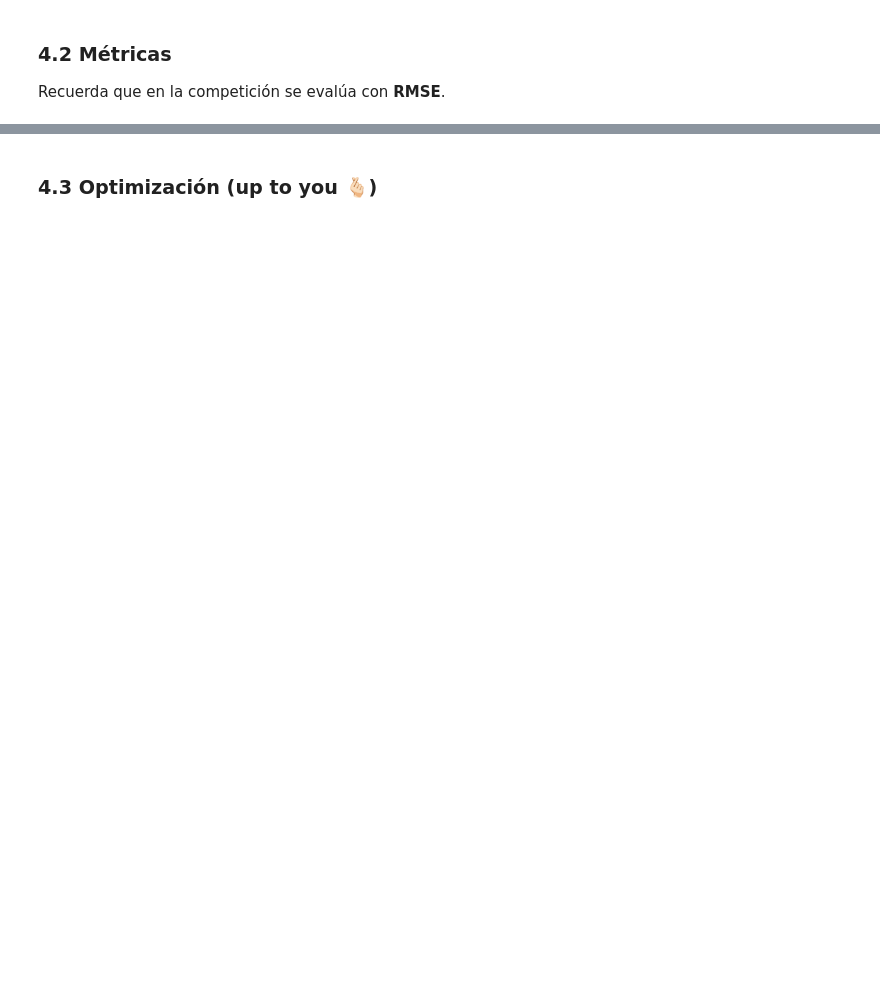
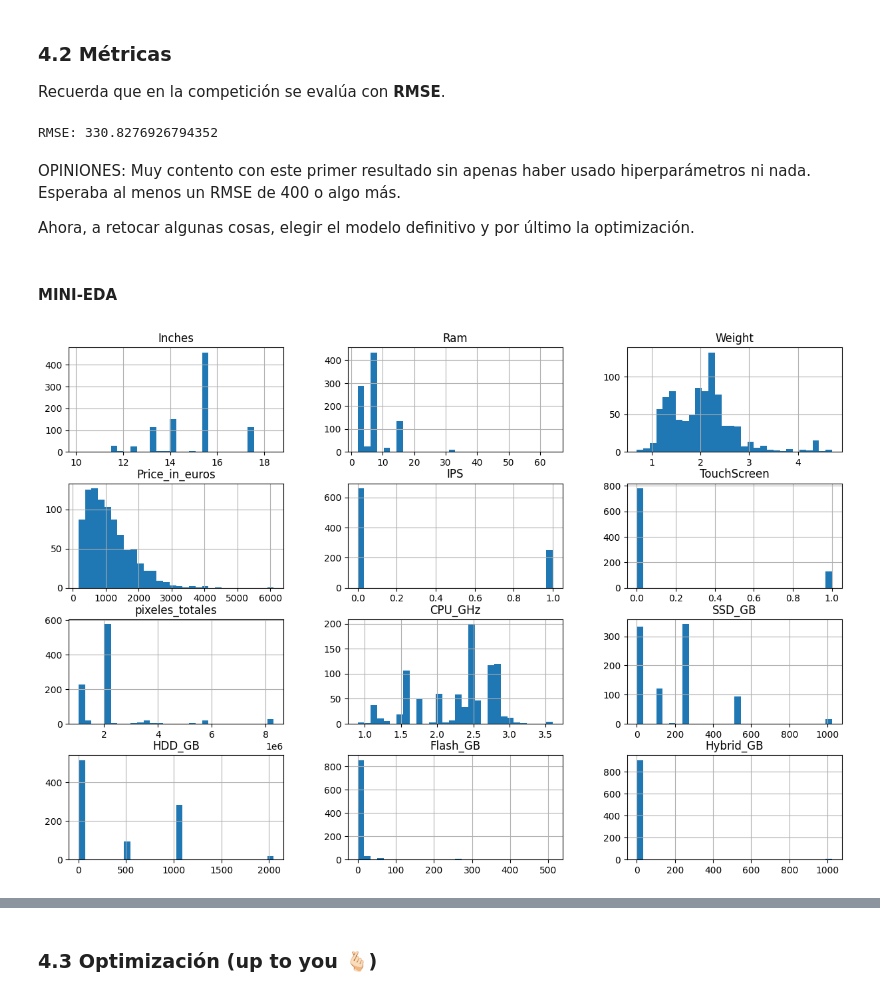
Before and after one commit to Gabriel-Caruso/DS-Online-Ramiro-Caruso, a Jupyter notebook: Team_Challenges/TC_04_Sprint_12_Kaggle/TC-Kaggle_submission.ipynb, the cells around one changed output, grey strips where cells are left out. Drawn from its saved outputs; the diff is of its cells as text; code cells hidden in the pictures; blank space fills up the shorter version.

```diff
--- a/Team_Challenges/TC_04_Sprint_12_Kaggle/TC-Kaggle_submission.ipynb
+++ b/Team_Challenges/TC_04_Sprint_12_Kaggle/TC-Kaggle_submission.ipynb
@@ -181,5 +260,0 @@ def extraer_gama_cpu(texto_cpu):
-# %%
-df["CPU_GHz"] = df["Cpu"].str.split().str[-1]
-df["CPU_GHz"] = df["CPU_GHz"].str.replace("GHz", "").astype(float)
-
-df["CPU_GHz"].value_counts()
@@ -208,2 +339,8 @@ Name: count, dtype: int64
+# %%
+# Tu código aquí
+df_preparado = df_tc_preparado(df)
+
+X = df_preparado.drop(columns=["Price_in_euros"])
+y = df_preparado["Price_in_euros"]
 # %% [markdown]
 ### 2.3 Dividir en train y test
@@ -231,0 +416,33 @@ Recuerda que en la competición se evalúa con **RMSE**.
+# %%
+# Tu código aquí
+from sklearn.metrics import root_mean_squared_error
+
+# Pipeline predice sobre X_test porque lo que hace es aplicarle el mismo procesador y el modelo
+# Los mismos pasos, vaya.
+y_pred = pipeline_rf.predict(X_test)
+
+
+rmse = root_mean_squared_error(y_test, y_pred)
+print("RMSE:", rmse)
+# %% [output]
+RMSE: 330.8276926794352
+# %% [markdown]
+OPINIONES: Muy contento con este primer resultado sin apenas haber usado hiperparámetros ni nada.
+Esperaba al menos un RMSE de 400 o algo más.
+
+Ahora, a retocar algunas cosas, elegir el modelo definitivo y por último la optimización.
+# %% [markdown]
+#### MINI-EDA
+# %%
+import matplotlib.pyplot as plt
+import seaborn as sns
+
+# Me había dejado las visualizaciones o el MINIEDA para esta parte a propósito
+# He buscado influenciarme CERO (casi cero) con cómo se ven los datos antes del primer modelado "bobo" como base.
+# Trabajo mejor así. No tiene otra explicación.
+# Al final esto es cosa de estilos.
+
+df_preparado.hist(figsize=(15, 10), bins=30)
+plt.show()
+# %% [output]
+[figure, added]
```
Also changed, not shown: parts of 42 cells of this notebook, 8 other files.
